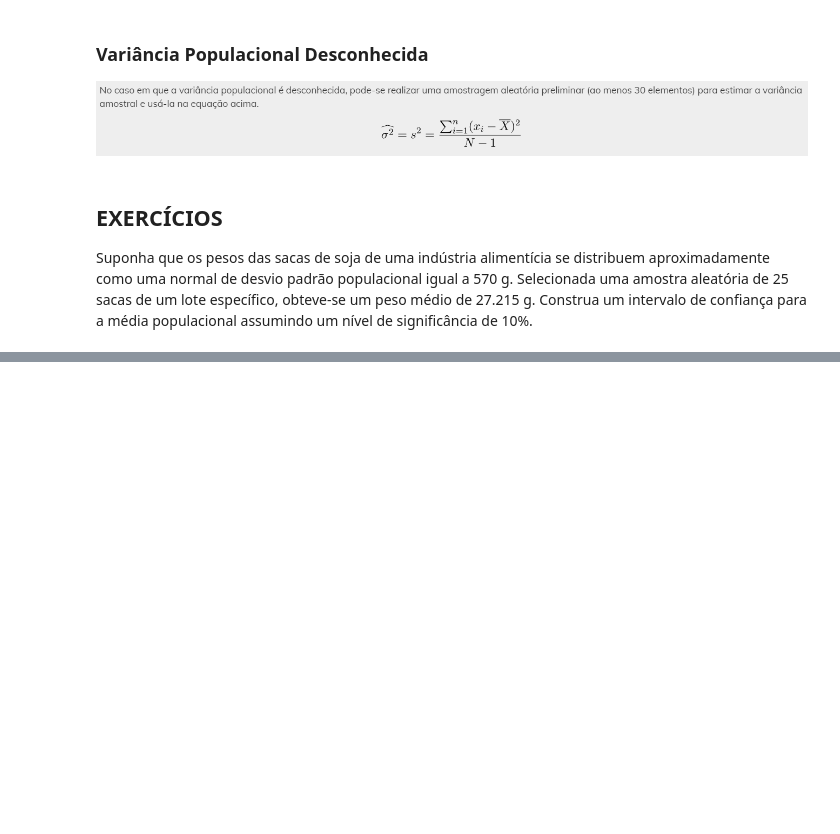
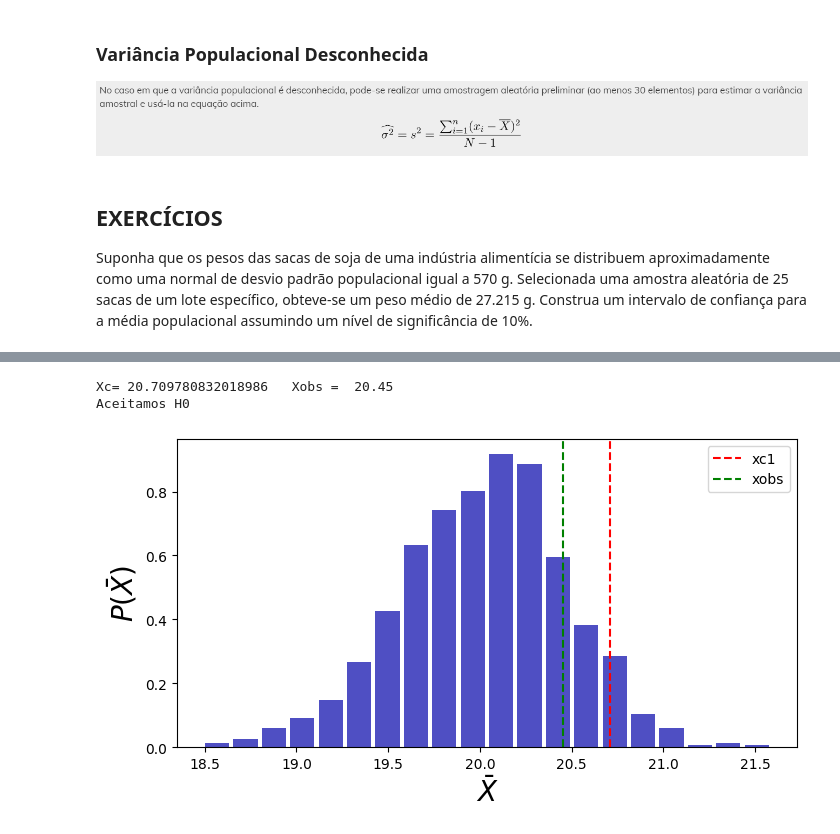
Before and after one commit to pedrofonsecapadilha/BeTechByBraskem, a Jupyter notebook: 05-EstatísticaI/Estudos.ipynb, the cells around one changed output, grey strips where cells are left out. Saved outputs shown, nothing was run; the diff lists cells and outputs as text; code cells hidden in the pictures; blank space fills up the shorter version.

```diff
--- a/05-EstatísticaI/Estudos.ipynb
+++ b/05-EstatísticaI/Estudos.ipynb
@@ -666,0 +726,45 @@ O que consiste o erro inferencial? Não entendi!
+# %%
+# Parâmetros da amostra
+mu = 20    # média
+sigma = 2  # desvio padrão
+n = 20     # tamanho da amostra
+
+# Número de simulações
+Ns = 1000
+
+# Vetor para salvar as médias amostrais
+Xm = []
+
+# Laço para gerar as médias
+for s in range(1, Ns):
+    x = np.random.normal(mu, sigma, n) # sorteia uma amostra de tamanho n
+    Xm.append(np.mean(x))              # armazena a média da amostra sorteada
+
+# Valores observados
+X = [22, 19, 21, 22, 20, 18, 27, 20, 21, 19, 20, 22, 17, 20, 21,18, 25, 16, 20, 21]
+
+# Média das observações
+xobs = np.mean(X)
+
+# Calcula o valor crítico e avalia o teste de hipótese
+alpha = 95
+xc = np.percentile(Xm, alpha)
+print('Xc=',xc,'  Xobs = ', xobs)
+if(xobs < xc):
+    print("Aceitamos H0")
+else:
+    print("Rejeitamos H0")
+
+# Cria uma gráfico da distribuição das simulações e compara o valor crítico e observado
+plt.figure(figsize=(8,4))
+a = plt.hist(x=Xm, bins=20, color='#0504aa', alpha=0.7, rwidth=0.85, density=True)
+plt.axvline(x=xc, color='red', linestyle='--', label = 'xc1')
+plt.axvline(x=xobs, color='green', linestyle='--', label = 'xobs')
+plt.xlabel(r'$\bar{X}$', fontsize=20)
+plt.ylabel(r'$P(\bar{X})$', fontsize=20)
+plt.legend()
+plt.show()
+# %% [output]
+Xc= 20.709780832018986   Xobs =  20.45
+Aceitamos H0
+[figure, added]
```
Also changed, not shown: parts of 41 cells of this notebook.
